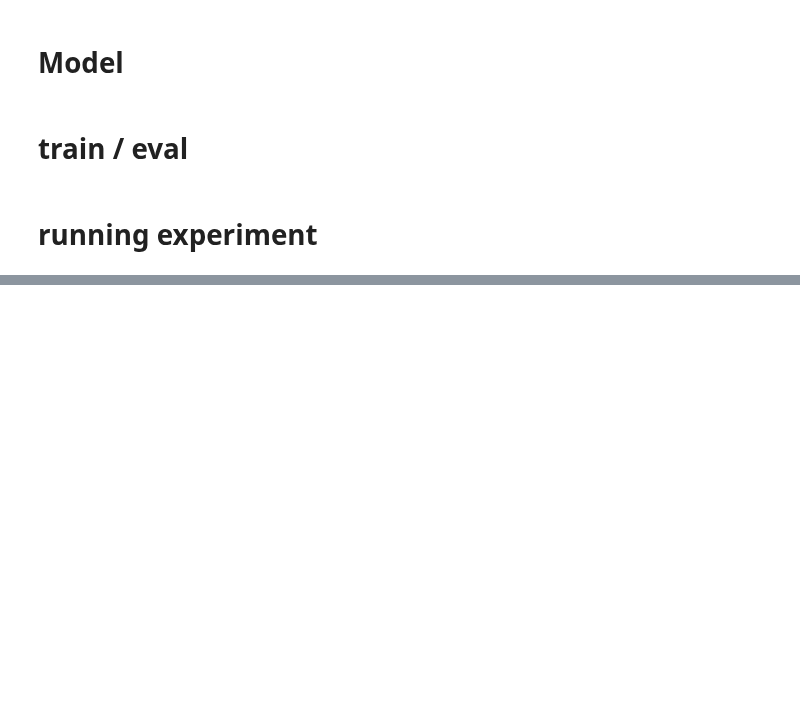
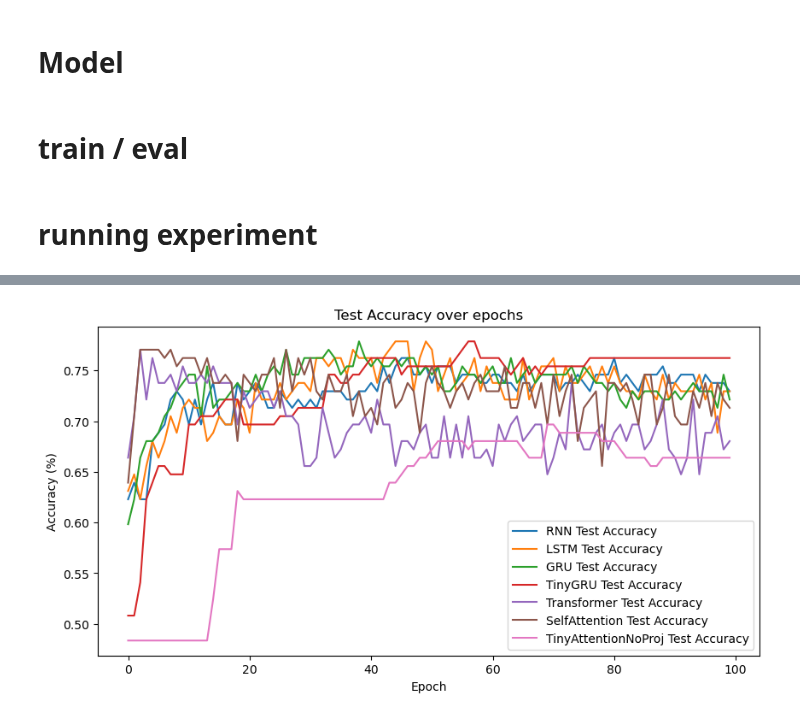
Before and after one commit to althealuo/Horizon, a Jupyter notebook: Horizon_first_trial.ipynb, the cells around one changed output, grey strips where cells are left out. Saved outputs shown, nothing was run; the diff lists cells and outputs as text; code cells hidden in the pictures; blank space fills up the shorter version.

```diff
--- a/Horizon_first_trial.ipynb
+++ b/Horizon_first_trial.ipynb
@@ -529,12 +562,14 @@ import matplotlib.pyplot as plt
 # %%
-# # plot testing accuracy
-# plt.figure(figsize=(10, 5))
-# for model_name, data in model_dict.items():
-#     acc_prog = data["acc_prog"]
-#     final_epoch = data["final_epoch"]
-#     plt.plot(range(final_epoch), acc_prog, label=f'{model_name} Test Accuracy')
-# plt.xlabel('Epoch')
-# plt.ylabel('Accuracy (%)')
-# plt.title('Test Accuracy over epochs')
-# plt.legend()
-# plt.show()
+# plot testing accuracy
+plt.figure(figsize=(10, 5))
+for model_name, data in model_dict.items():
+    acc_prog = data["acc_prog"]
+    final_epoch = data["final_epoch"]
+    plt.plot(range(final_epoch), acc_prog, label=f'{model_name} Test Accuracy')
+plt.xlabel('Epoch')
+plt.ylabel('Accuracy (%)')
+plt.title('Test Accuracy over epochs')
+plt.legend()
+plt.show()
+# %% [output]
+[figure, added]
```
Also changed, not shown: parts of 14 cells of this notebook.
